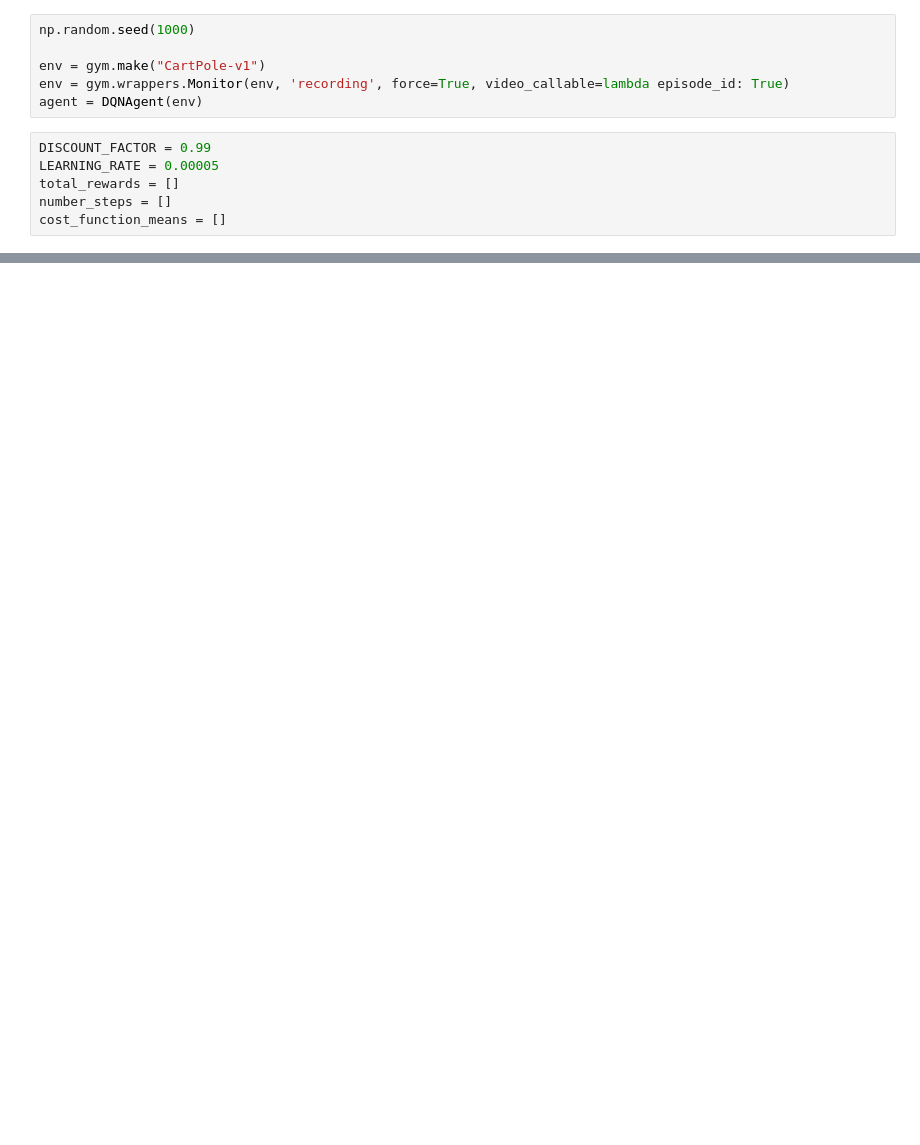
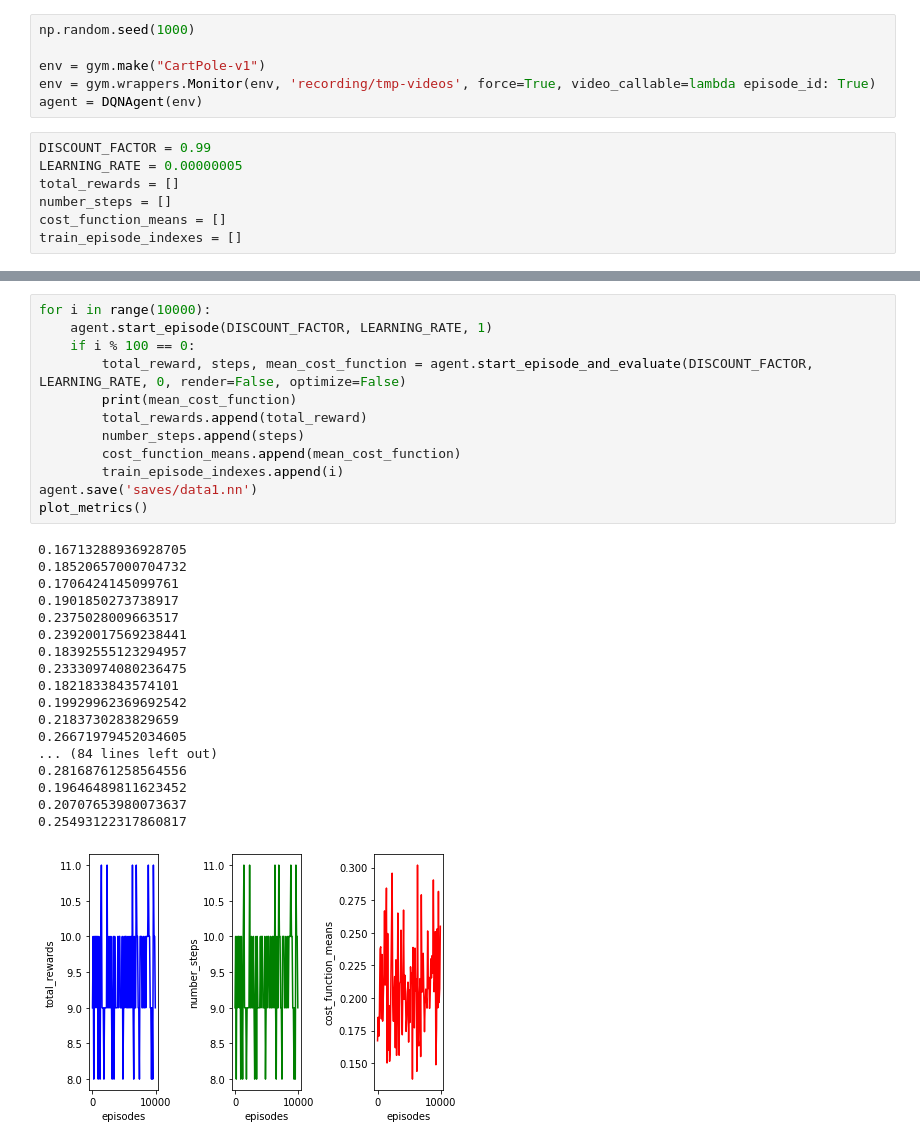
Before and after one commit to lorenzotinfena/deep-q-learning-itt-final-project, a Jupyter notebook: src/Main.ipynb, the cells around one changed output, grey strips where cells are left out. Drawn from its saved outputs; the diff is of its cells as text; blank space fills up the shorter version.

```diff
--- a/src/Main.ipynb
+++ b/src/Main.ipynb
@@ -35,14 +58,15 @@ def plot_videos(path='.'):
 np.random.seed(1000)
 
 env = gym.make("CartPole-v1")
-env = gym.wrappers.Monitor(env, 'recording', force=True, video_callable=lambda episode_id: True)
+env = gym.wrappers.Monitor(env, 'recording/tmp-videos', force=True, video_callable=lambda episode_id: True)
 agent = DQNAgent(env)
 # %%
 DISCOUNT_FACTOR = 0.99
-LEARNING_RATE = 0.00005
+LEARNING_RATE = 0.00000005
 total_rewards = []
 number_steps = []
 cost_function_means = []
+train_episode_indexes = []
 # %%
 for i in range(10):
     total_reward, steps, mean_cost_function = agent.start_episode_and_evaluate(DISCOUNT_FACTOR, LEARNING_RATE, 0, render=True, optimize=False)
@@ -56,0 +77,31 @@ plot_videos('recording')
+# %%
+for i in range(10000):
+    agent.start_episode(DISCOUNT_FACTOR, LEARNING_RATE, 1)
+    if i % 100 == 0:
+        total_reward, steps, mean_cost_function = agent.start_episode_and_evaluate(DISCOUNT_FACTOR, LEARNING_RATE, 0, render=False, optimize=False)
+        print(mean_cost_function)
+        total_rewards.append(total_reward)
+        number_steps.append(steps)
+        cost_function_means.append(mean_cost_function)
+        train_episode_indexes.append(i)
+agent.save('saves/data1.nn')
+plot_metrics()
+# %% [output]
+0.16713288936928705
+0.18520657000704732
+0.1706424145099761
+0.1901850273738917
+0.2375028009663517
+0.23920017569238441
+0.18392555123294957
+0.23330974080236475
+0.1821833843574101
+0.19929962369692542
+0.2183730283829659
+0.26671979452034605
+... (84 lines left out)
+0.28168761258564556
+0.19646489811623452
+0.20707653980073637
+0.25493122317860817
+[figure, added]
```
Also changed, not shown: parts of 4 cells of this notebook, 16 other files.
